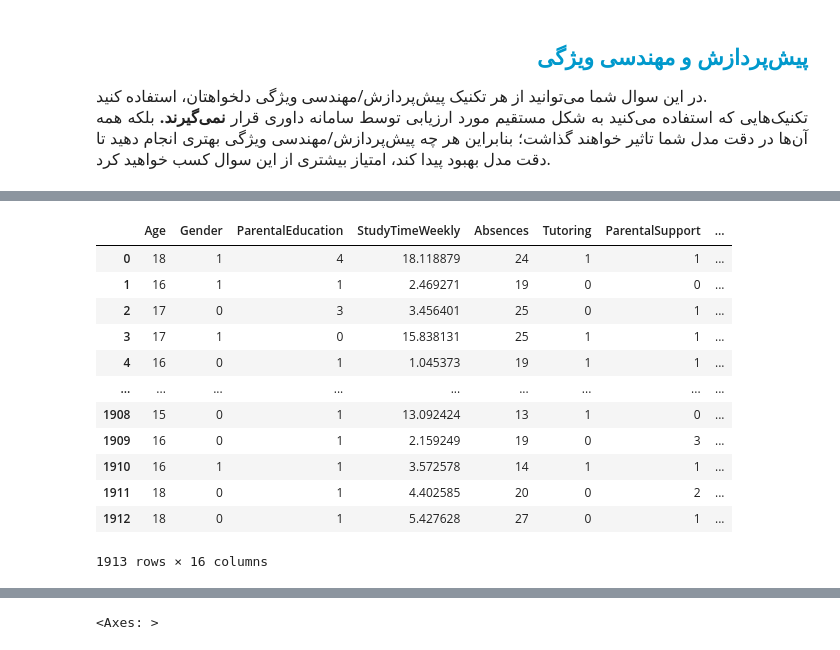
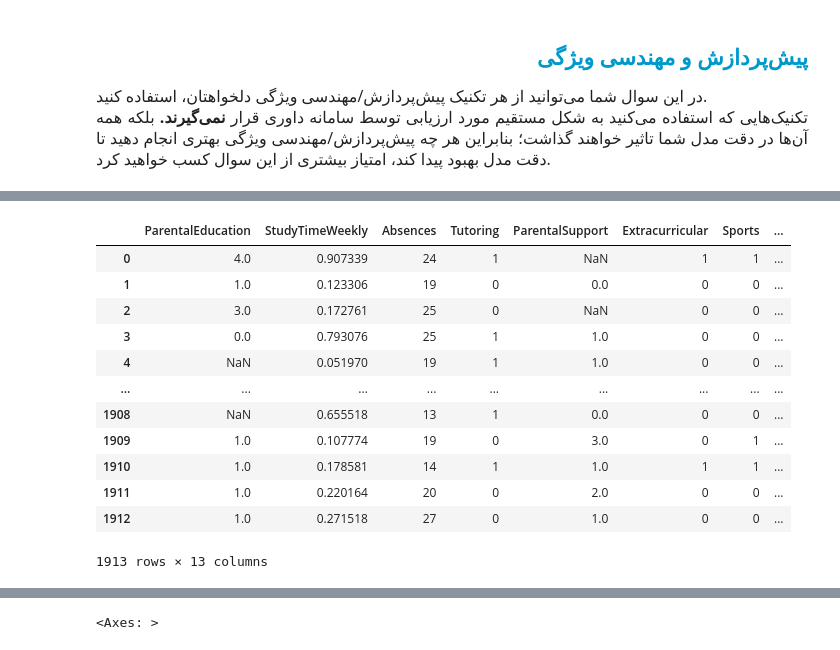
Before and after one commit to smrrazavian/quera-ml-contest, a Jupyter notebook: q3/notebook/Student_GPA.ipynb, the cells around one changed output, grey strips where cells are left out. Saved outputs shown, nothing was run; the diff lists cells and outputs as text; code cells hidden in the pictures.

```diff
--- a/q3/notebook/Student_GPA.ipynb
+++ b/q3/notebook/Student_GPA.ipynb
@@ -189,21 +111,53 @@ Name: ParentalEducation, Length: 1913, dtype: int64
-# %%
-df_train_encoded = pd.get_dummies(df_train, columns=['Ethnicity'], prefix='Ethnicity')
-one_hot_columns = [col for col in df_train_encoded.columns if 'Ethnicity_' in col]
-df_train_encoded[one_hot_columns] = df_train_encoded[one_hot_columns].astype(int)
-# %%
-df_train_encoded
-# %% [output]
-|  | Age | Gender | ParentalEducation | StudyTimeWeekly | Absences | Tutoring | ParentalSupport | ... |
-| 0 | 18 | 1 | 4 | 18.118879 | 24 | 1 | 1 | ... |
-| 1 | 16 | 1 | 1 | 2.469271 | 19 | 0 | 0 | ... |
-| 2 | 17 | 0 | 3 | 3.456401 | 25 | 0 | 1 | ... |
-| 3 | 17 | 1 | 0 | 15.838131 | 25 | 1 | 1 | ... |
-| 4 | 16 | 0 | 1 | 1.045373 | 19 | 1 | 1 | ... |
-| ... | ... | ... | ... | ... | ... | ... | ... | ... |
-| 1908 | 15 | 0 | 1 | 13.092424 | 13 | 1 | 0 | ... |
-| 1909 | 16 | 0 | 1 | 2.159249 | 19 | 0 | 3 | ... |
-| 1910 | 16 | 1 | 1 | 3.572578 | 14 | 1 | 1 | ... |
-| 1911 | 18 | 0 | 1 | 4.402585 | 20 | 0 | 2 | ... |
-| 1912 | 18 | 0 | 1 | 5.427628 | 27 | 0 | 1 | ... |
-1913 rows × 16 columns
+# %%
+from sklearn.preprocessing import MinMaxScaler
+
+df_train = pd.read_csv("../data/train.csv")
+scaler = MinMaxScaler()
+
+
+def preprocessing(df: pd.DataFrame, type: str = "train") -> pd.DataFrame:
+    df.drop(
+        ["StudentID", "Age", "Volunteering", "Gender"],
+        axis=1,
+        inplace=True,
+    )
+    if type == "test":
+        df["ParentalEducation"].fillna(df["ParentalEducation"].mode()[0], inplace=True)
+        df["ParentalSupport"].fillna(df["ParentalSupport"].mode()[0], inplace=True)
+
+    df["Ethnicity"] = df["Ethnicity"].fillna("Unknown")
+
+    df["ParentalEducation"] = df["ParentalEducation"].map(
+        {"High School": 0, "Some College": 1, "Bachelor": 3, "Higher": 4}
+    )
+    df["ParentalSupport"] = df["ParentalSupport"].map(
+        {"Low": 0, "Moderate": 1, "High": 2, "Very High": 3}
+    )
+
+    df_encoded = pd.get_dummies(df, columns=["Ethnicity"], prefix="Ethnicity")
+    one_hot_columns = [col for col in df_encoded.columns if "Ethnicity_" in col]
+    df_encoded[one_hot_columns] = df_encoded[one_hot_columns].astype(int)
+
+    # df_encoded["Age"] = scaler.fit_transform(df_encoded[["Age"]])
+    df_encoded["StudyTimeWeekly"] = scaler.fit_transform(df[["StudyTimeWeekly"]])
+
+    return df_encoded
+
+
+df_train = preprocessing(df_train)
+df_train
+# %% [output]
+|  | ParentalEducation | StudyTimeWeekly | Absences | Tutoring | ParentalSupport | Extracurricular | Sports | ... |
+| 0 | 4.0 | 0.907339 | 24 | 1 | NaN | 1 | 1 | ... |
+| 1 | 1.0 | 0.123306 | 19 | 0 | 0.0 | 0 | 0 | ... |
+| 2 | 3.0 | 0.172761 | 25 | 0 | NaN | 0 | 0 | ... |
+| 3 | 0.0 | 0.793076 | 25 | 1 | 1.0 | 0 | 0 | ... |
+| 4 | NaN | 0.051970 | 19 | 1 | 1.0 | 0 | 0 | ... |
+| ... | ... | ... | ... | ... | ... | ... | ... | ... |
+| 1908 | NaN | 0.655518 | 13 | 1 | 0.0 | 0 | 0 | ... |
+| 1909 | 1.0 | 0.107774 | 19 | 0 | 3.0 | 0 | 1 | ... |
+| 1910 | 1.0 | 0.178581 | 14 | 1 | 1.0 | 1 | 1 | ... |
+| 1911 | 1.0 | 0.220164 | 20 | 0 | 2.0 | 0 | 0 | ... |
+| 1912 | 1.0 | 0.271518 | 27 | 0 | 1.0 | 0 | 0 | ... |
+1913 rows × 13 columns
 # %%
```
Also changed, not shown: parts of 16 cells of this notebook, 2 other files.
